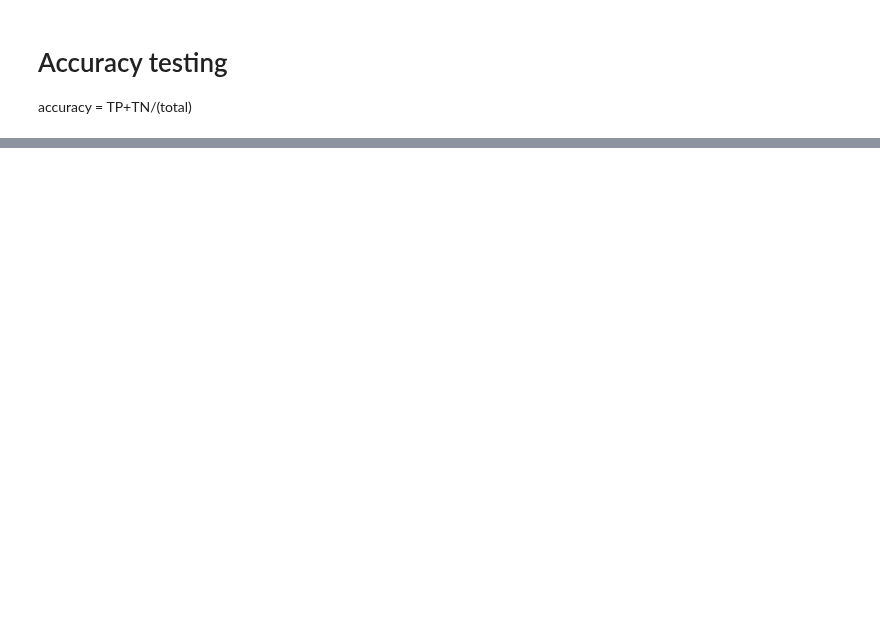
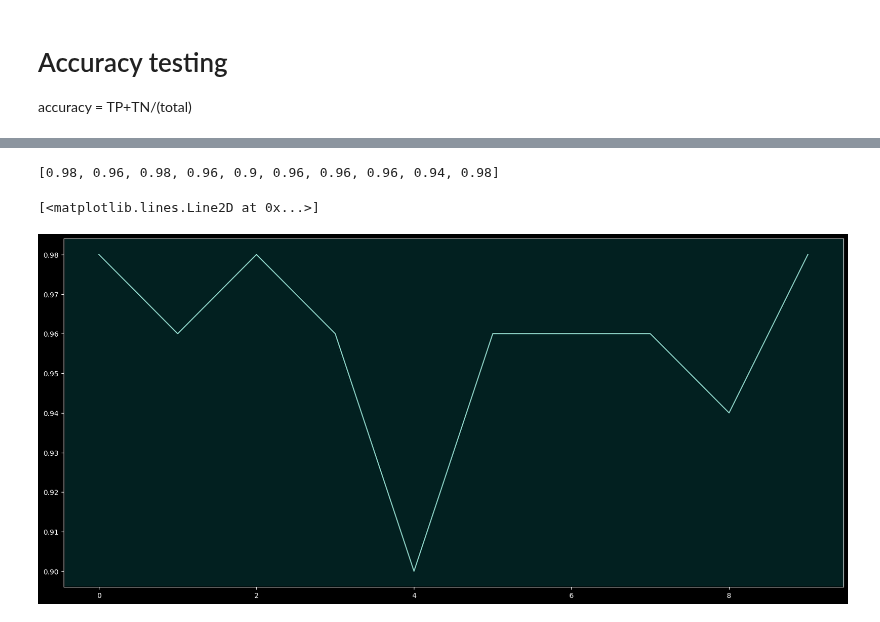
Before and after one commit to helveticae/ITHS, a Jupyter notebook: Labs/Labs ML PichuPika/PichuPika.ipynb, the cells around one changed output, grey strips where cells are left out. Drawn from its saved outputs; the diff is of its cells as text; code cells hidden in the pictures; blank space fills up the shorter version.

Commit message:
train_test_split function, plot model accuracy

```diff
--- a/Labs/Labs ML PichuPika/PichuPika.ipynb
+++ b/Labs/Labs ML PichuPika/PichuPika.ipynb
@@ -623,0 +620,3 @@ np.random.shuffle(test_points)
+# %%
+train, test, hidden_label = train_test_split(data)
+train.shape, test.shape, hidden_label.shape
@@ -623,0 +643,27 @@ np.random.shuffle(test_points)
+# %%
+def test_model(n, ap=True):
+    successful_classification = 0
+
+    for idx, pokemon in enumerate(test):
+        if ap: print(f'{idx}: {pokemon}')
+        closest_points, label, labels = find_closest_points(test[idx], train, num_points=n)
+        if ap: print(f'Closest {n} point(s) label: {labels}, {sum(labels)=}')
+        if sum(labels) == n*0.5:
+            print(f'Impossible to determine sample at index {idx} vote resulted in a tie. Aborted.')
+            break
+        if ap: print(f'Input data received label: {label}')
+
+        if hidden_label[idx] == 0:
+            true_pokemon = 'Pichu'
+        else:
+            true_pokemon = 'Pikachu'
+
+        if ap: print(f'Real Pokémon behind label: {true_pokemon}\n')
+
+        # I feel like in this scenario, we can calculate accuracy like this instead of TP/TN
+        if true_pokemon == label:
+            successful_classification += 1
+
+    return successful_classification
+
+test_model(10) # ap = allow print
@@ -623,0 +689,17 @@ np.random.shuffle(test_points)
+# %%
+list_accuracy = []
+
+for i in range(10):
+    train, test, hidden_label = train_test_split(data, random_state=np.random.randint(42,1337))
+    accuracy = test_model(11, ap=False) # ap = allow print
+    list_accuracy.append(accuracy/50)
+    #print(f'{accuracy/50}')
+# %%
+list_accuracy
+# %% [output]
+[0.98, 0.96, 0.98, 0.96, 0.9, 0.96, 0.96, 0.96, 0.94, 0.98]
+# %%
+plt.plot(list_accuracy)
+# %% [output]
+[<matplotlib.lines.Line2D at 0x...>]
+[figure, added]
```
Also changed, not shown: parts of 21 cells of this notebook.
